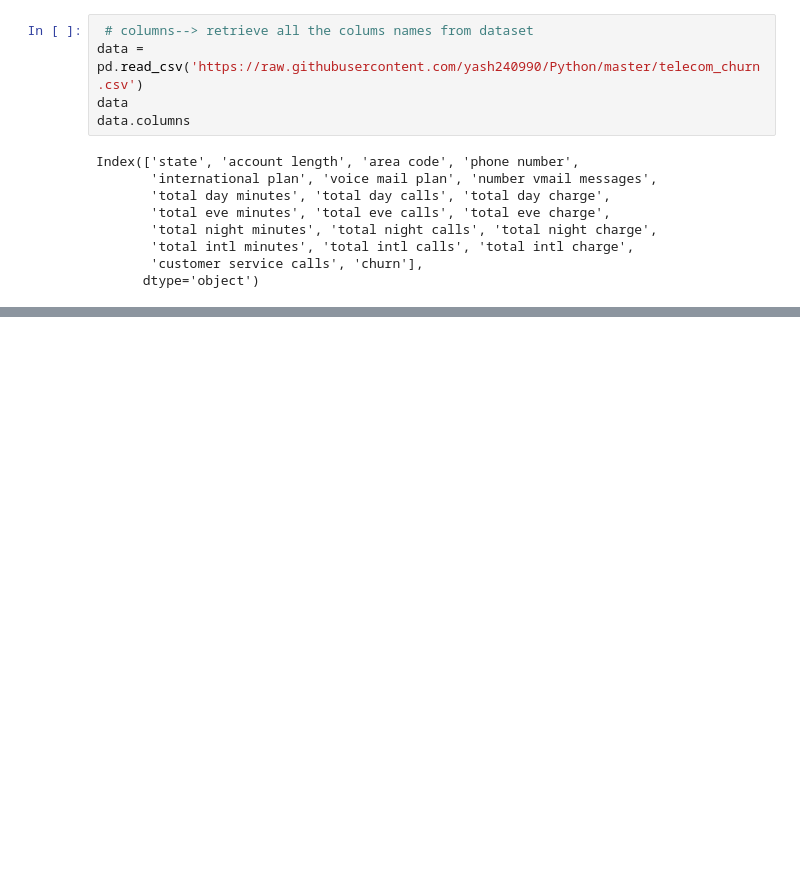
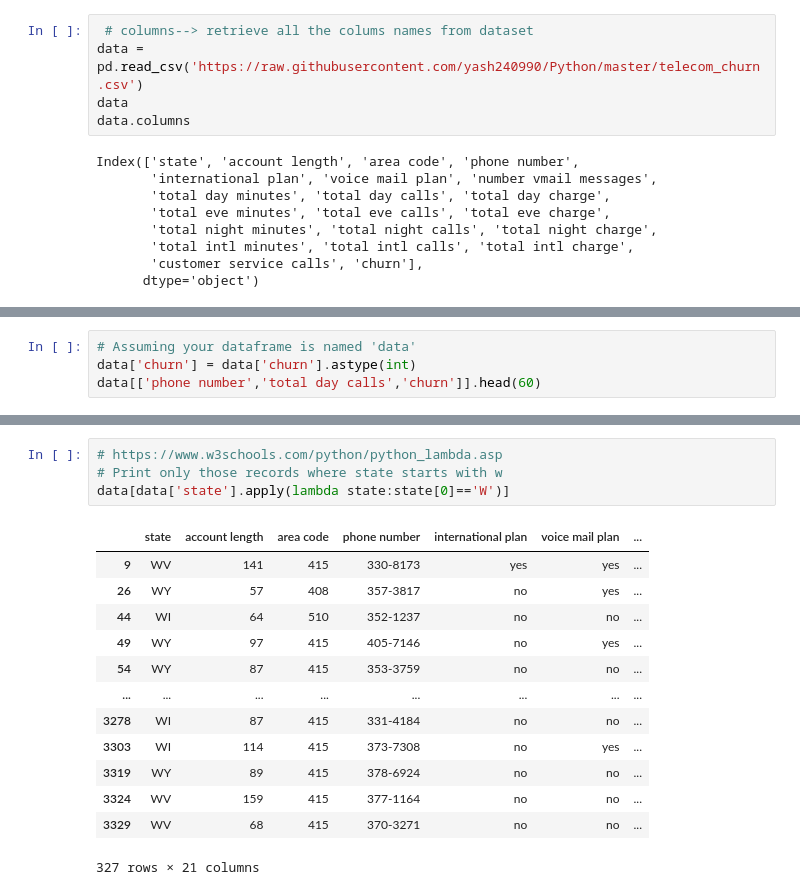
Before and after one commit to ScriptSherpa/python-and-ds, a Jupyter notebook: iguru03(EDA).ipynb, the cells around one changed output, grey strips where cells are left out. Drawn from its saved outputs; the diff is of its cells as text; blank space fills up the shorter version.

```diff
--- a/iguru03(EDA).ipynb
+++ b/iguru03(EDA).ipynb
@@ -227,0 +141,4 @@ AttributeError: 'DataFrame' object has no attribute 'duplicate'
+# %%
+# Assuming your dataframe is named 'data'
+data['churn'] = data['churn'].astype(int)
+data[['phone number','total day calls','churn']].head(60)
@@ -227,0 +236,18 @@ AttributeError: 'DataFrame' object has no attribute 'duplicate'
+# %%
+# https://www.w3schools.com/python/python_lambda.asp
+# Print only those records where state starts with w
+data[data['state'].apply(lambda state:state[0]=='W')]
+# %% [output]
+|  | state | account length | area code | phone number | international plan | voice mail plan | ... |
+| 9 | WV | 141 | 415 | 330-8173 | yes | yes | ... |
+| 26 | WY | 57 | 408 | 357-3817 | no | yes | ... |
+| 44 | WI | 64 | 510 | 352-1237 | no | no | ... |
+| 49 | WY | 97 | 415 | 405-7146 | no | yes | ... |
+| 54 | WY | 87 | 415 | 353-3759 | no | no | ... |
+| ... | ... | ... | ... | ... | ... | ... | ... |
+| 3278 | WI | 87 | 415 | 331-4184 | no | no | ... |
+| 3303 | WI | 114 | 415 | 373-7308 | no | yes | ... |
+| 3319 | WY | 89 | 415 | 378-6924 | no | no | ... |
+| 3324 | WV | 159 | 415 | 377-1164 | no | no | ... |
+| 3329 | WV | 68 | 415 | 370-3271 | no | no | ... |
+327 rows × 21 columns
```
Also changed, not shown: parts of 30 cells of this notebook.
